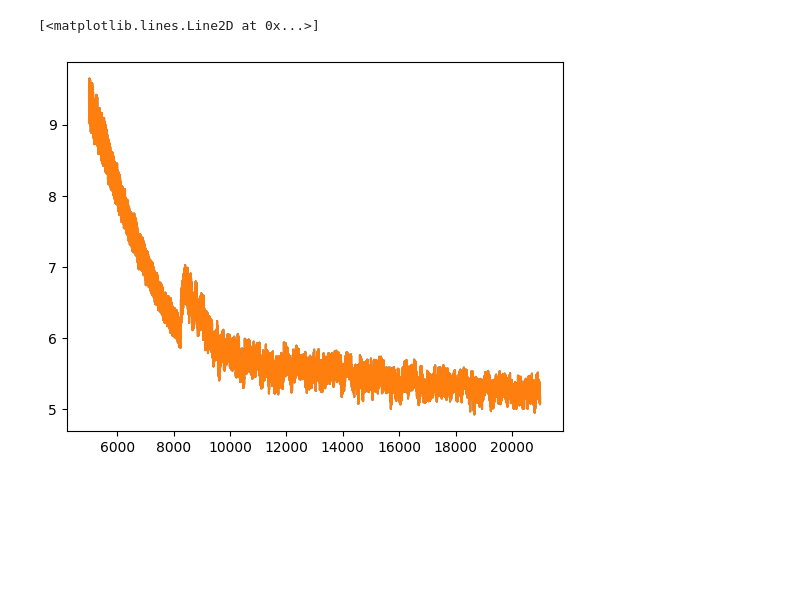
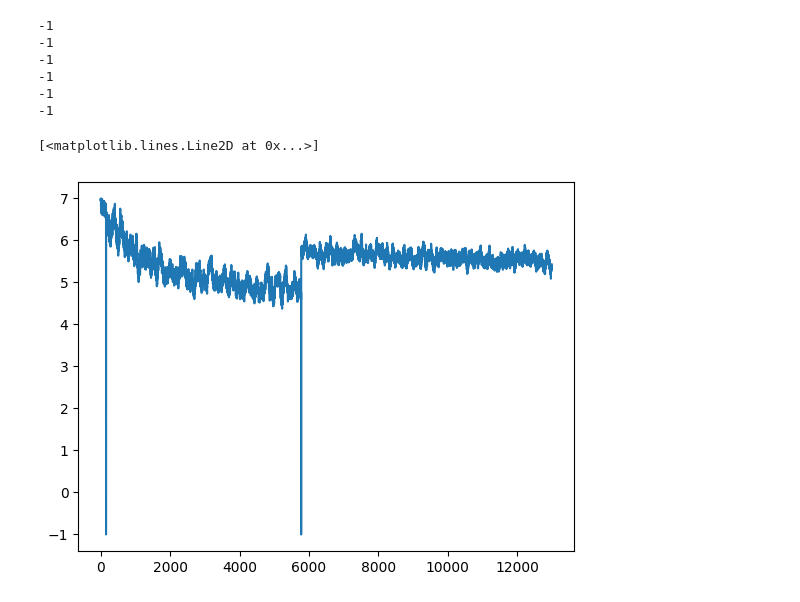
Before and after one commit to calzadaharo/TFM_ACES, a Jupyter notebook: TFM.ipynb, the cells around one changed output. Drawn from its saved outputs; the diff is of its cells as text; code cells hidden in the pictures; blank space fills up the shorter version.

```diff
--- a/TFM.ipynb
+++ b/TFM.ipynb
@@ -313,4 +332,6 @@ with open(file_path, 'w') as file:
 # %%
+file_path = 'TFM/offline_dataset.json'
+
 with open(file_path) as json_file:
     offline_dataset = json.load(json_file)
 # %%
@@ -341,16 +355,17 @@ for i in range(len(offline_dataset_test["observations"])):
 # %%
-len(offline_dataset)
-# ids = analysis[(analysis<=0.2).any(axis=1)]
-# for i in ids:
-#     offline_dataset_test["rewards"][i] = -1
-# plt.pl.ot(analysis[:2000])
-# plt.legend()
-# analysis
+ids = analysis[(analysis<=0.2).any(axis=1)]
+for i in ids.index:
+    # offline_dataset_test["rewards"][i] = -1
+    print(offline_dataset_test["rewards"][i])
+# %% [output]
+-1
+-1
+-1
+-1
+-1
+-1
-# %%
-# plt.plot(whole_latencies[10000:])
-plt.plot(4000000*(1/latencies.loc[5000:])+0.5*(1/std.loc[5000:]))
-plt.plot(4000000*(1/(latencies.loc[5000:]+1))+0.5*(1/std.loc[5000:]))
-# latencies
-# %% [output]
-[<matplotlib.lines.Line2D at 0x...>]
-[figure, removed]
+# %%
+plt.plot(offline_dataset["rewards"][8000:21000])
+# %% [output]
+[<matplotlib.lines.Line2D at 0x...>]
+[figure, added]
```
Also changed, not shown: parts of 7 cells of this notebook, 1 other file.
